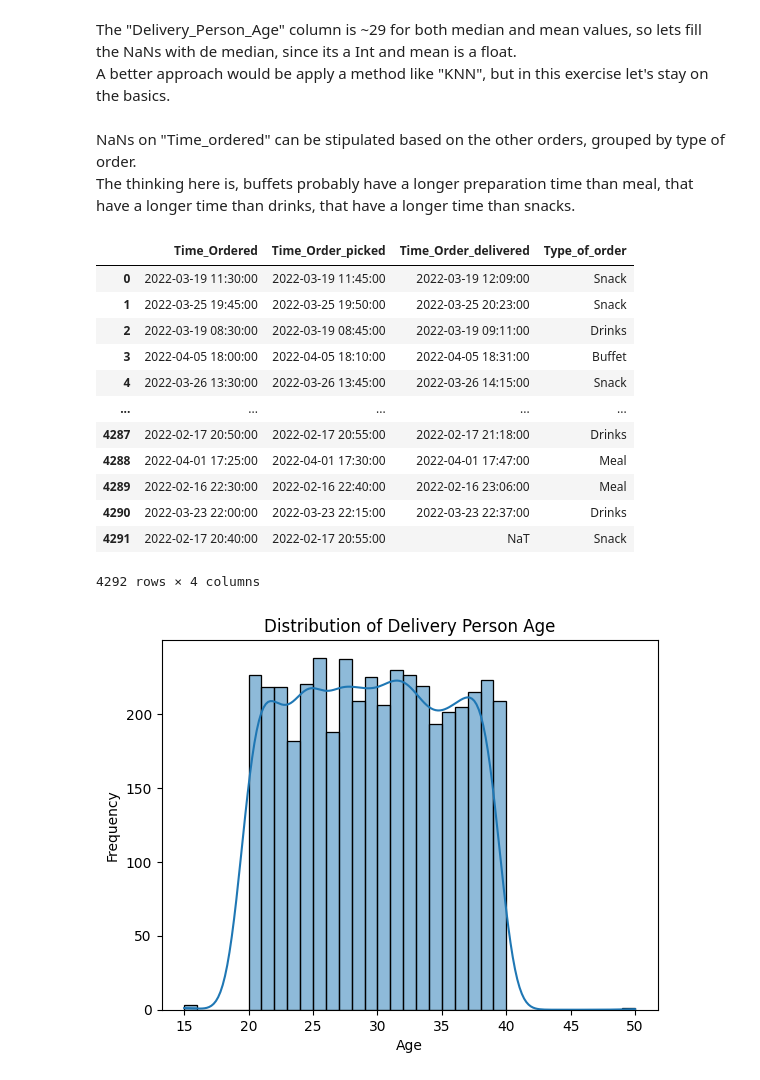
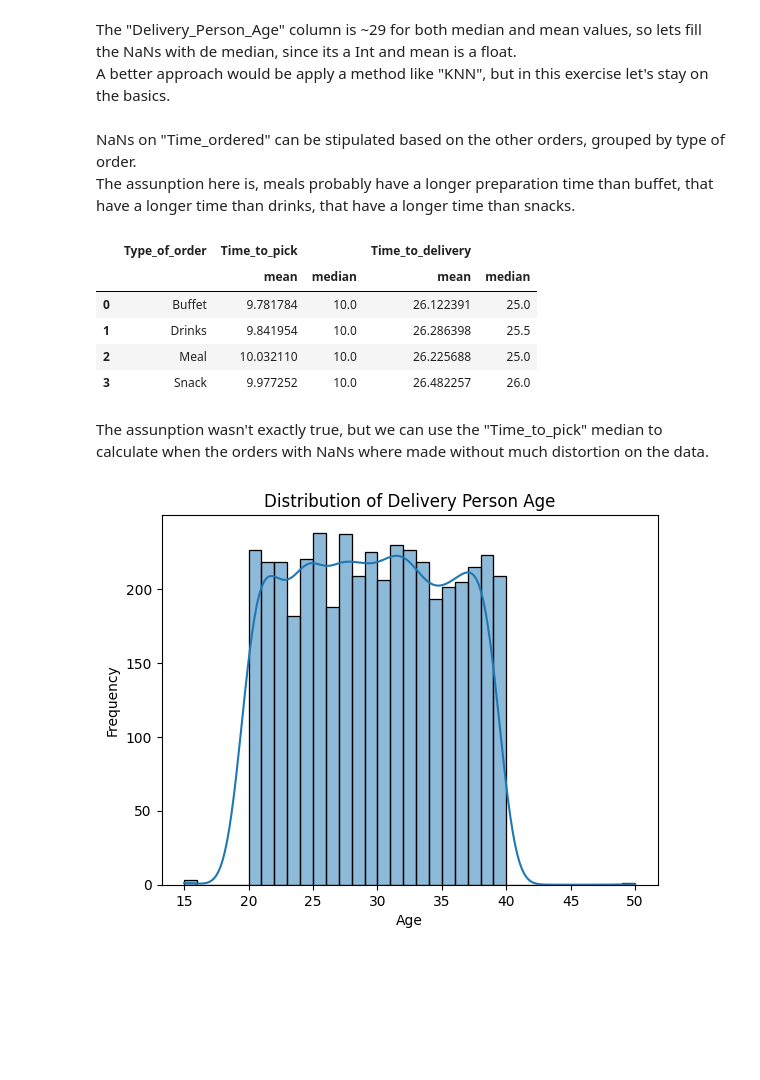
Before and after one commit to luc457x/CDS-PA, a Jupyter notebook: notebook.ipynb, the cells around one changed output. Cells and saved outputs as stored; diff of their text form; code cells hidden in the pictures; blank space fills up the shorter version.

```diff
--- a/notebook.ipynb
+++ b/notebook.ipynb
@@ -128,2 +126,5 @@ To keep it simple, rows with more than 2 NaNs will be dropped.
 # %%
+# To keep it simple, rows with more than 2 NaNs will be dropped
 df_clear = df_clear.dropna(thresh=len(df_clear.columns) - 2).reset_index(drop=True)
+# Theres only 1 NaN on "Time_taken(min)", and since it will be lot of work to estipulate, it will be dropped
+df_clear = df_clear.dropna(subset=["Time_taken(min)"]).reset_index(drop=True)
@@ -130,3 +135,7 @@ df_clear = df_clear.dropna(thresh=len(df_clear.columns) - 2).reset_index(drop=Tr
+# %%
+df_clear["Restaurant_location"] = list(zip(df_clear["Restaurant_latitude"], df_clear["Restaurant_longitude"]))
+df_clear["Delivery_location"] = list(zip(df_clear["Delivery_location_latitude"], df_clear["Delivery_location_longitude"]))
+df_clear.drop(columns=["Restaurant_latitude", "Restaurant_longitude", "Delivery_location_latitude", "Delivery_location_longitude"], inplace=True)
 # %% [markdown]
 ## Merge Dates and Times
 # %% [markdown]
@@ -195,27 +163,22 @@ The "Delivery_Person_Age" column is ~29 for both median and mean values, so lets
 # %%
 df_clear["Delivery_person_Age"] = df_clear['Delivery_person_Age'].fillna(df_clear['Delivery_person_Age'].median())
 # %% [markdown]
-NaNs on "Time_ordered" can be stipulated based on the other orders, grouped by type of order.<br>The thinking here is, buffets probably have a longer preparation time than meal, that have a longer time than drinks, that have a longer time than snacks.
+NaNs on "Time_ordered" can be stipulated based on the other orders, grouped by type of order.<br>The assunption here is, meals probably have a longer preparation time than buffet, that have a longer time than drinks, that have a longer time than snacks.
 # %%
-df = df_clear[["Time_Ordered", "Time_Order_picked", "Time_Order_delivered", "Type_of_order"]]
-# ToDo: remove NaTs from df and apply (lambda x: x.apply(lambda y: y.timestamp())) to calculate time taken between each of them.
-# ToDo: fill NaTs from df_clear with a timestamp based on the mean or median time taken between the preparation/picking of the same type of order times of each type of order. Time of Delivery can be based on the coordinates and traffic.
-# .groupby(["Type_of_order"]).agg(["mean", "median"]).reset_index()
-df
+df_aux = df_clear[["Time_Ordered", "Time_Order_picked", "Time_Order_delivered", "Type_of_order"]].dropna().reset_index(drop=True)
+df_aux["Time_to_pick"] = (df_aux["Time_Order_picked"] - df_aux["Time_Ordered"]).dt.total_seconds() / 60
+df_aux["Time_to_delivery"] = (df_aux["Time_Order_delivered"] - df_aux["Time_Order_picked"]).dt.total_seconds() / 60
+df_aux = df_aux.drop(columns=["Time_Ordered", "Time_Order_picked", "Time_Order_delivered"])
+df_aux.groupby(["Type_of_order"]).agg(["mean", "median"]).reset_index()
 # %% [output]
-|  | Time_Ordered | Time_Order_picked | Time_Order_delivered | Type_of_order |
-| 0 | 2022-03-19 11:30:00 | 2022-03-19 11:45:00 | 2022-03-19 12:09:00 | Snack |
-| 1 | 2022-03-25 19:45:00 | 2022-03-25 19:50:00 | 2022-03-25 20:23:00 | Snack |
-| 2 | 2022-03-19 08:30:00 | 2022-03-19 08:45:00 | 2022-03-19 09:11:00 | Drinks |
-| 3 | 2022-04-05 18:00:00 | 2022-04-05 18:10:00 | 2022-04-05 18:31:00 | Buffet |
-| 4 | 2022-03-26 13:30:00 | 2022-03-26 13:45:00 | 2022-03-26 14:15:00 | Snack |
-| ... | ... | ... | ... | ... |
-| 4287 | 2022-02-17 20:50:00 | 2022-02-17 20:55:00 | 2022-02-17 21:18:00 | Drinks |
-| 4288 | 2022-04-01 17:25:00 | 2022-04-01 17:30:00 | 2022-04-01 17:47:00 | Meal |
-| 4289 | 2022-02-16 22:30:00 | 2022-02-16 22:40:00 | 2022-02-16 23:06:00 | Meal |
-| 4290 | 2022-03-23 22:00:00 | 2022-03-23 22:15:00 | 2022-03-23 22:37:00 | Drinks |
-| 4291 | 2022-02-17 20:40:00 | 2022-02-17 20:55:00 | NaT | Snack |
+|  | Type_of_order | Time_to_pick |  | Time_to_delivery |  |
+|  |  | mean | median | mean | median |
+| 0 | Buffet | 9.781784 | 10.0 | 26.122391 | 25.0 |
+| 1 | Drinks | 9.841954 | 10.0 | 26.286398 | 25.5 |
+| 2 | Meal | 10.032110 | 10.0 | 26.225688 | 25.0 |
+| 3 | Snack | 9.977252 | 10.0 | 26.482257 | 26.0 |
-4292 rows × 4 columns
+# %% [markdown]
+The assunption wasn't exactly true, but we can use the "Time_to_pick" median to calculate when the orders with NaNs where made without much distortion on the data.
 # %%
 sns.histplot(df_clear["Delivery_person_Age"], kde=True, bins=range(int(df_clear["Delivery_person_Age"].min()), int(df_clear["Delivery_person_Age"].max()) + 1))
 plt.title("Distribution of Delivery Person Age")
```
Also changed, not shown: parts of 10 cells of this notebook.
